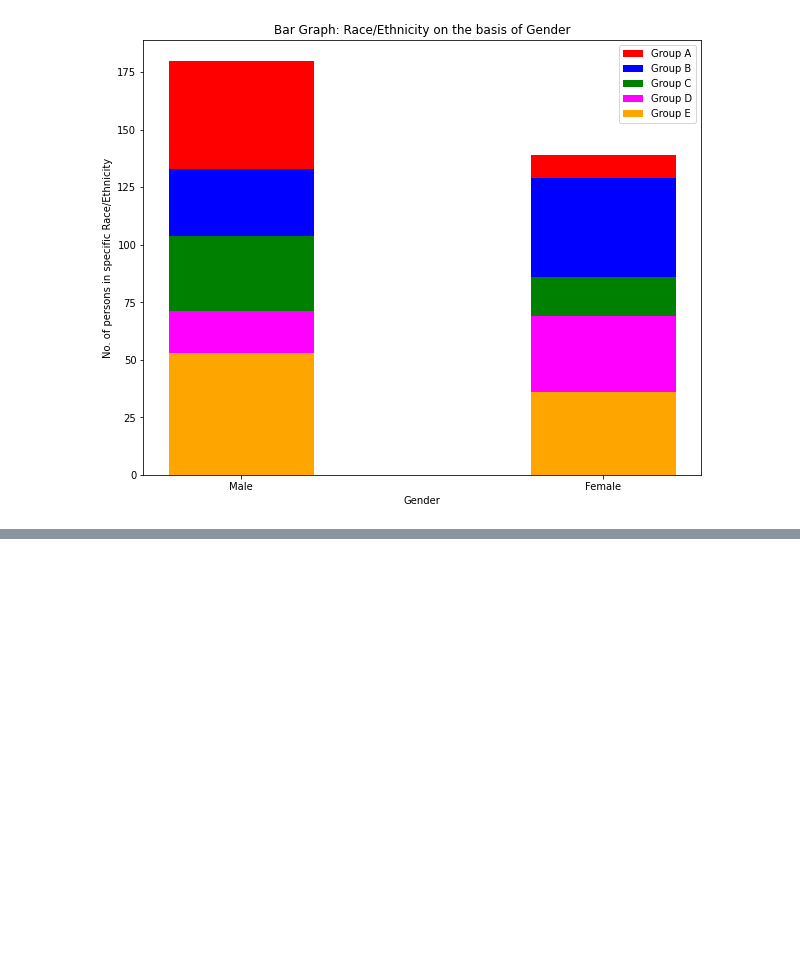
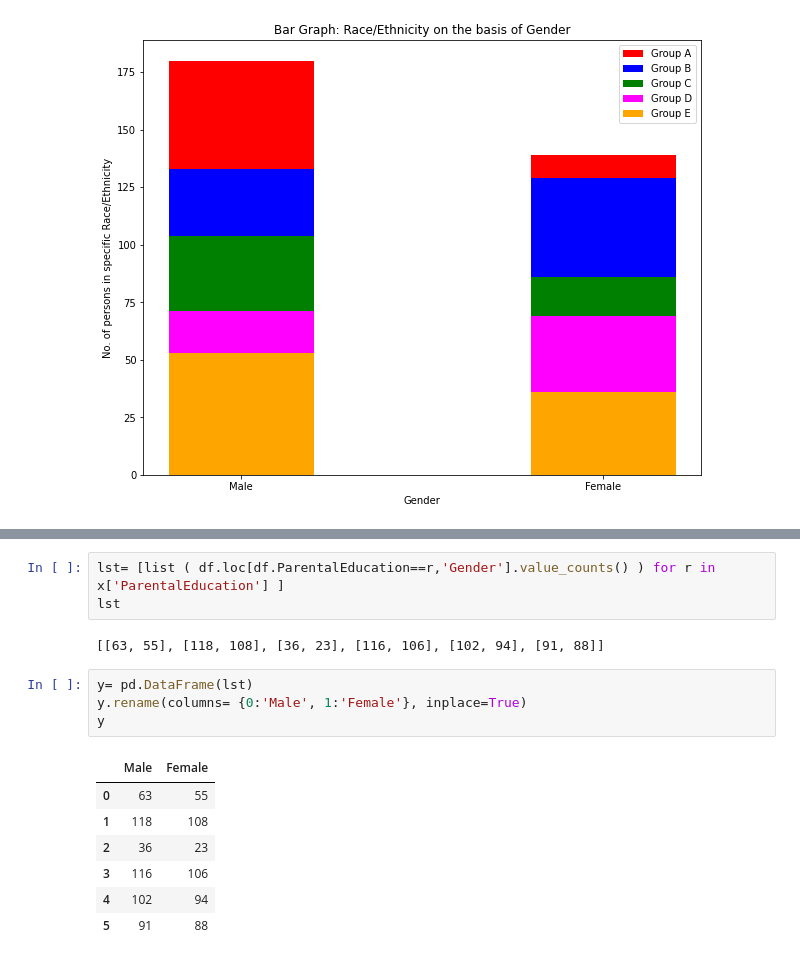
Before and after one commit to vik-sin/Students-Performance, a Jupyter notebook: StudentsPerformance.ipynb, the cells around one changed output, grey strips where cells are left out. Drawn from its saved outputs; the diff is of its cells as text; blank space fills up the shorter version.

```diff
--- a/StudentsPerformance.ipynb
+++ b/StudentsPerformance.ipynb
@@ -281,0 +306,17 @@ plt.show()
+# %%
+lst= [list ( df.loc[df.ParentalEducation==r,'Gender'].value_counts() ) for r in x['ParentalEducation'] ]
+lst
+# %% [output]
+[[63, 55], [118, 108], [36, 23], [116, 106], [102, 94], [91, 88]]
+# %%
+y= pd.DataFrame(lst)
+y.rename(columns= {0:'Male', 1:'Female'}, inplace=True)
+y
+# %% [output]
+|  | Male | Female |
+| 0 | 63 | 55 |
+| 1 | 118 | 108 |
+| 2 | 36 | 23 |
+| 3 | 116 | 106 |
+| 4 | 102 | 94 |
+| 5 | 91 | 88 |
```
Also changed, not shown: parts of 9 cells of this notebook.
